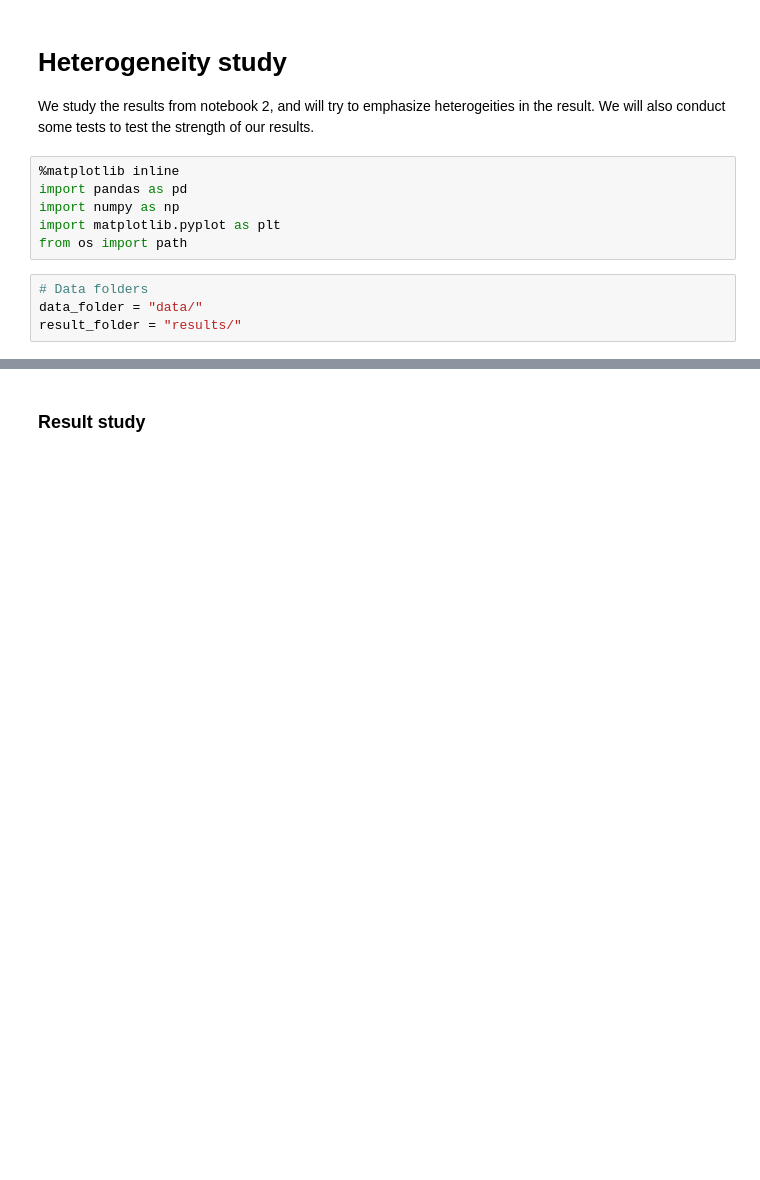
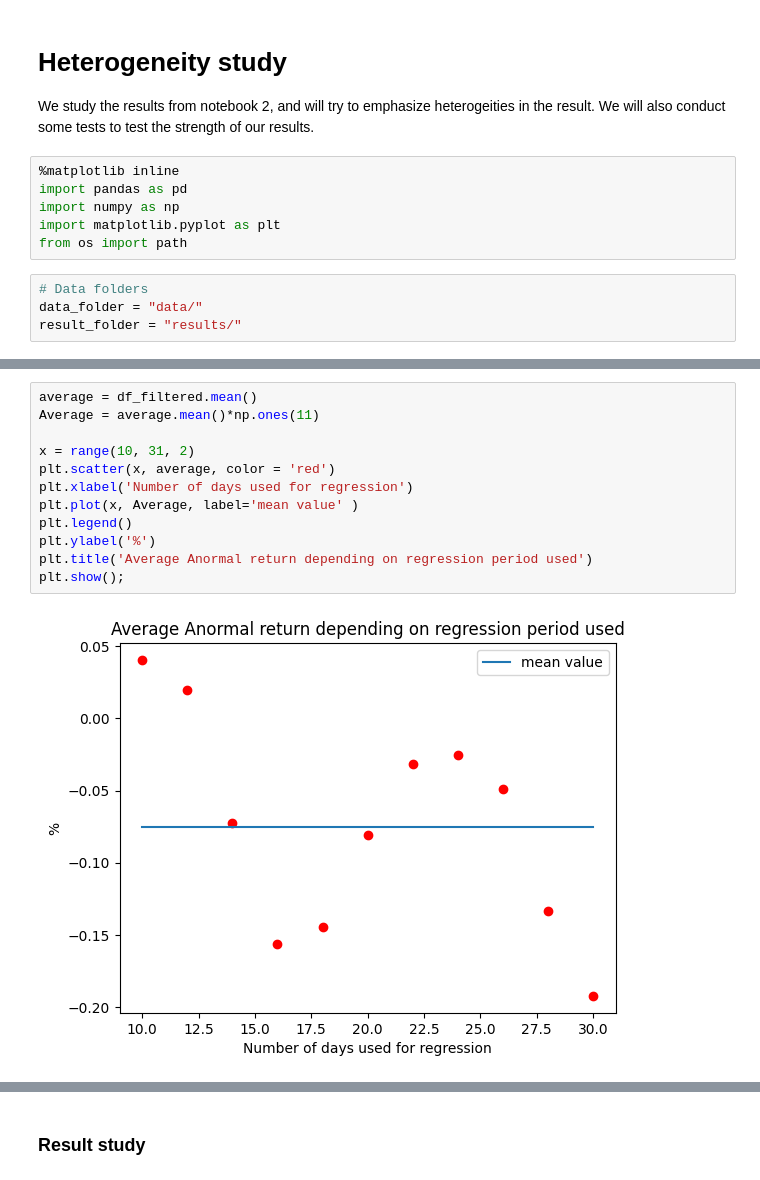
Before and after one commit to alexandrebois/TR-Stock_market_recation_mitigation_target, a Jupyter notebook: 3 -Heterogeneity.ipynb, the cells around one changed output, grey strips where cells are left out. Cells and saved outputs as stored; diff of their text form; blank space fills up the shorter version.

```diff
--- a/3 -Heterogeneity.ipynb
+++ b/3 -Heterogeneity.ipynb
@@ -57,0 +74,14 @@ Average standart deviation : 1.1306052868782135
+# %%
+average = df_filtered.mean()
+Average = average.mean()*np.ones(11)
+
+x = range(10, 31, 2)
+plt.scatter(x, average, color = 'red')
+plt.xlabel('Number of days used for regression')
+plt.plot(x, Average, label='mean value' )
+plt.legend()
+plt.ylabel('%')
+plt.title('Average Anormal return depending on regression period used')
+plt.show();
+# %% [output]
+[figure, added]
```
Also changed, not shown: parts of 18 cells of this notebook, 2 other files.
